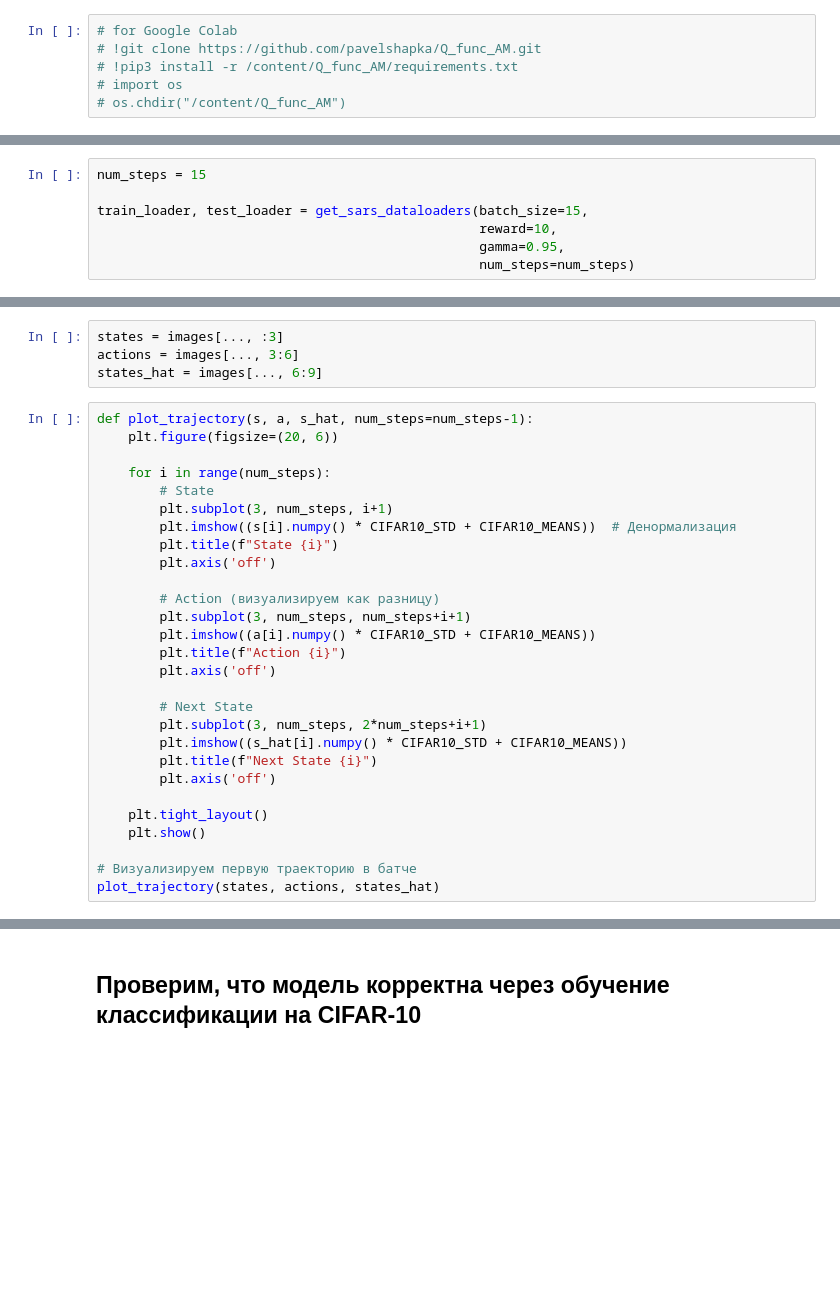
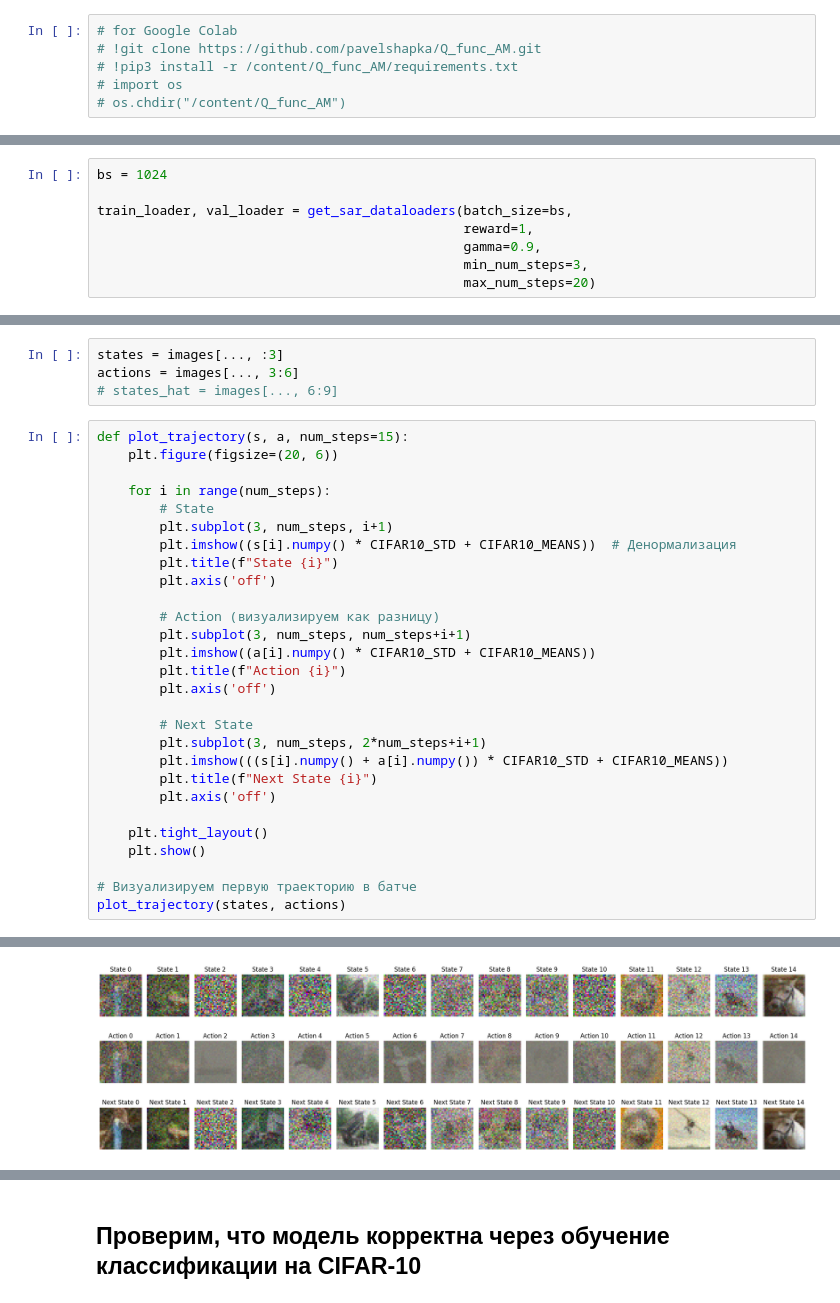
Before and after one commit to pavelshapka/Q_func_AM, a Jupyter notebook: EDA.ipynb, the cells around one changed output, grey strips where cells are left out. Drawn from its saved outputs; the diff is of its cells as text; blank space fills up the shorter version.

```diff
--- a/EDA.ipynb
+++ b/EDA.ipynb
@@ -25,7 +61,0 @@ ImportError: attempted relative import with no known parent package
-# %%
-num_steps = 15
-
-train_loader, test_loader = get_sars_dataloaders(batch_size=15,
-                                                 reward=10,
-                                                 gamma=0.95,
-                                                 num_steps=num_steps)
@@ -32,3 +66,11 @@ train_loader, test_loader = get_sars_dataloaders(batch_size=15,
+# %%
+bs = 1024
+
+train_loader, val_loader = get_sar_dataloaders(batch_size=bs,
+                                               reward=1,
+                                               gamma=0.9,
+                                               min_num_steps=3,
+                                               max_num_steps=20)
 # %%
 train_iter = iter(train_loader)
 images, rewards = next(train_iter)
@@ -35,9 +79,9 @@ images, rewards = next(train_iter)
 # %%
 states = images[..., :3]
 actions = images[..., 3:6]
-states_hat = images[..., 6:9]
+# states_hat = images[..., 6:9]
 # %%
-def plot_trajectory(s, a, s_hat, num_steps=num_steps-1):
+def plot_trajectory(s, a, num_steps=15):
     plt.figure(figsize=(20, 6))
 
     for i in range(num_steps):
@@ -55,7 +99,7 @@ def plot_trajectory(s, a, s_hat, num_steps=num_steps-1):
 
         # Next State
         plt.subplot(3, num_steps, 2*num_steps+i+1)
-        plt.imshow((s_hat[i].numpy() * CIFAR10_STD + CIFAR10_MEANS))
+        plt.imshow(((s[i].numpy() + a[i].numpy()) * CIFAR10_STD + CIFAR10_MEANS))
         plt.title(f"Next State {i}")
         plt.axis('off')
 
@@ -63,4 +107,5 @@ def plot_trajectory(s, a, s_hat, num_steps=num_steps-1):
     plt.show()
 
 # Визуализируем первую траекторию в батче
-plot_trajectory(states, actions, states_hat)
+plot_trajectory(states, actions)
+# %% [output]
@@ -66,0 +129 @@ plot_trajectory(states, actions, states_hat)
+[figure, added]
```
Also changed, not shown: parts of 7 cells of this notebook, 2 other files.
